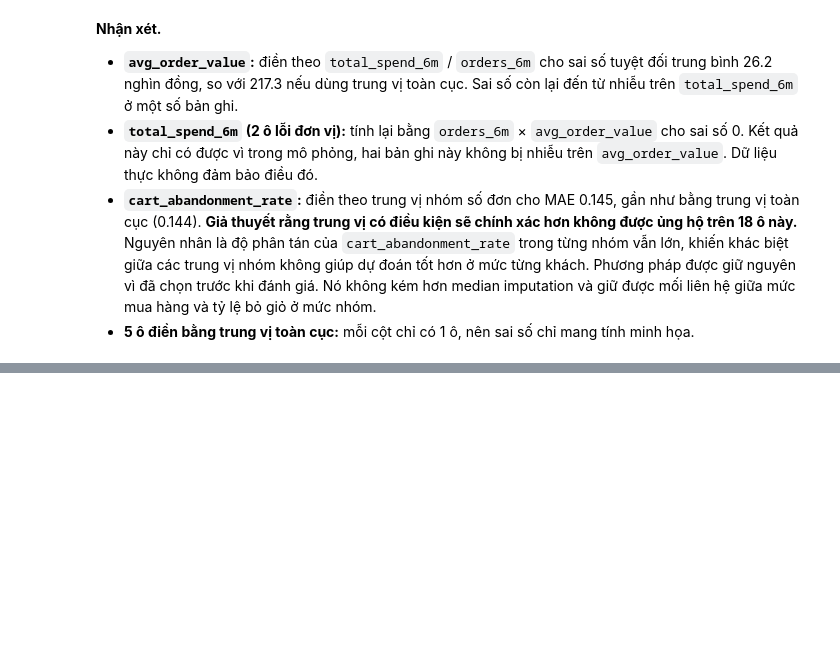
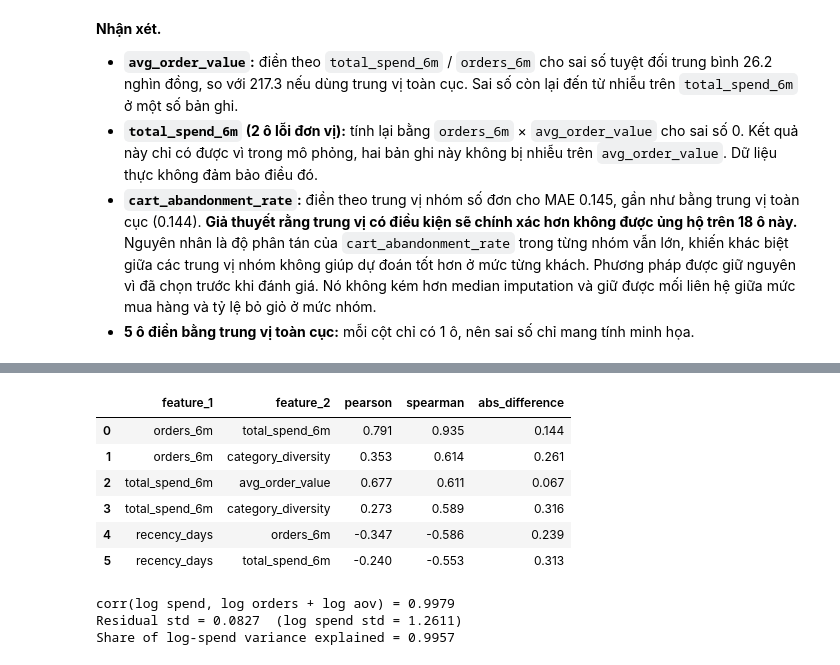
Before and after one commit to Longkyoladn/Datamining-, a Jupyter notebook: customer_segmentation/notebooks/customer_segmentation.ipynb, the cells around one changed output, grey strips where cells are left out. Saved outputs shown, nothing was run; the diff lists cells and outputs as text; code cells hidden in the pictures; blank space fills up the shorter version.

```diff
--- a/customer_segmentation/notebooks/customer_segmentation.ipynb
+++ b/customer_segmentation/notebooks/customer_segmentation.ipynb
@@ -1771,0 +1781,27 @@ imputation_eval.groupby(["column", "method"]).agg(
+# %%
+prepared_input = pd.read_csv(DATA_DIR / "customers_preprocessed.csv")
+assert prepared_input[INPUT_FEATURES].notna().all().all()
+
+pre_spearman = prepared_input[NUMERIC_FEATURES].corr(method="spearman")
+strong_pairs = correlated_pairs(prepared_input[NUMERIC_FEATURES].corr(), pre_spearman, threshold=0.5)
+strong_pairs.round(3)
+# %% [output]
+|  | feature_1 | feature_2 | pearson | spearman | abs_difference |
+| 0 | orders_6m | total_spend_6m | 0.791 | 0.935 | 0.144 |
+| 1 | orders_6m | category_diversity | 0.353 | 0.614 | 0.261 |
+| 2 | total_spend_6m | avg_order_value | 0.677 | 0.611 | 0.067 |
+| 3 | total_spend_6m | category_diversity | 0.273 | 0.589 | 0.316 |
+| 4 | recency_days | orders_6m | -0.347 | -0.586 | 0.239 |
+| 5 | recency_days | total_spend_6m | -0.240 | -0.553 | 0.313 |
+# %%
+# Kiểm tra quan hệ định nghĩa trên thang log: log(spend) ≈ log(orders) + log(aov).
+log_spend = np.log(prepared_input["total_spend_6m"])
+log_orders_plus_aov = np.log(prepared_input["orders_6m"]) + np.log(prepared_input["avg_order_value"])
+residual = log_spend - log_orders_plus_aov
+print(f"corr(log spend, log orders + log aov) = {log_spend.corr(log_orders_plus_aov):.4f}")
+print(f"Residual std = {residual.std():.4f}  (log spend std = {log_spend.std():.4f})")
+print(f"Share of log-spend variance explained = {1 - residual.var() / log_spend.var():.4f}")
+# %% [output]
+corr(log spend, log orders + log aov) = 0.9979
+Residual std = 0.0827  (log spend std = 1.2611)
+Share of log-spend variance explained = 0.9957
```
Also changed, not shown: parts of 16 cells of this notebook, 3 other files.
